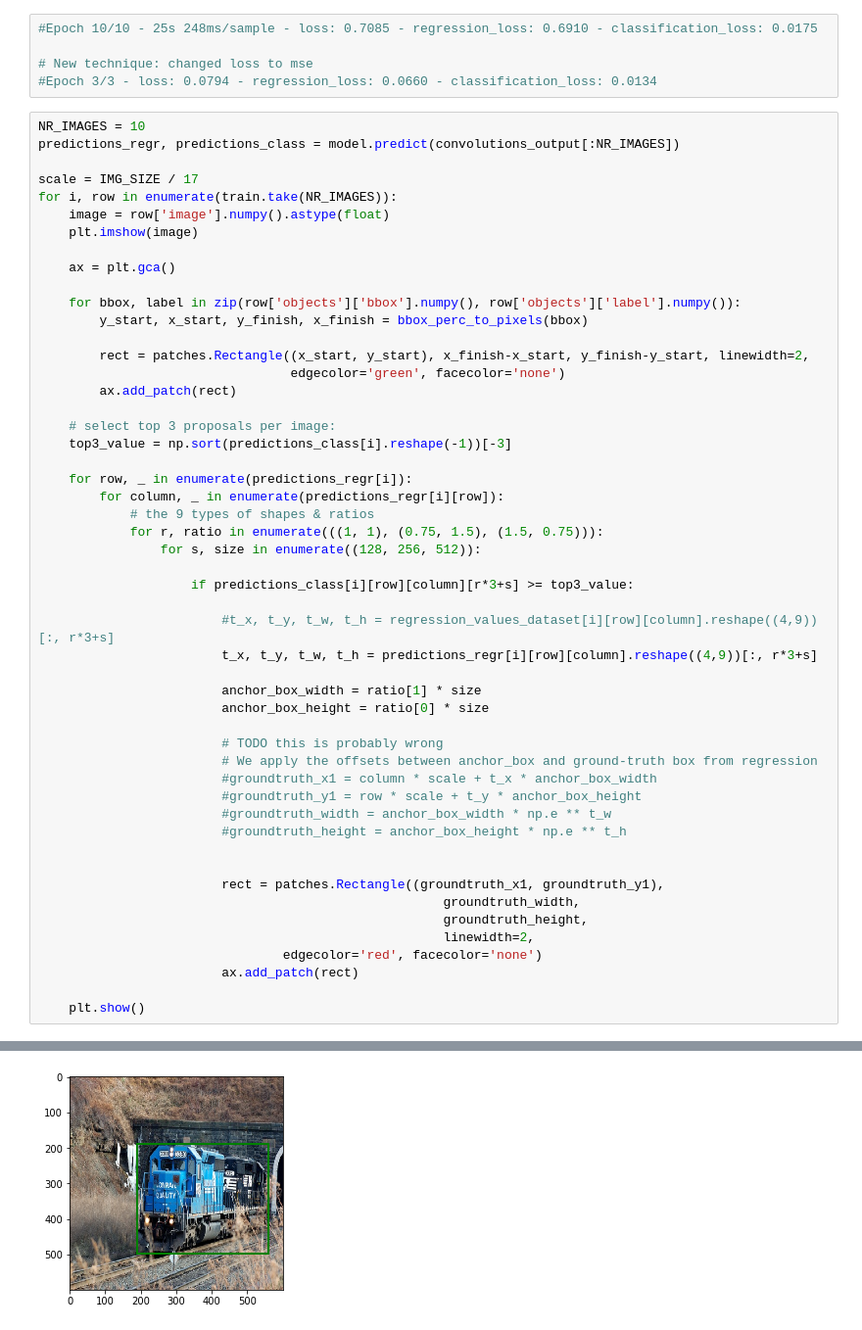
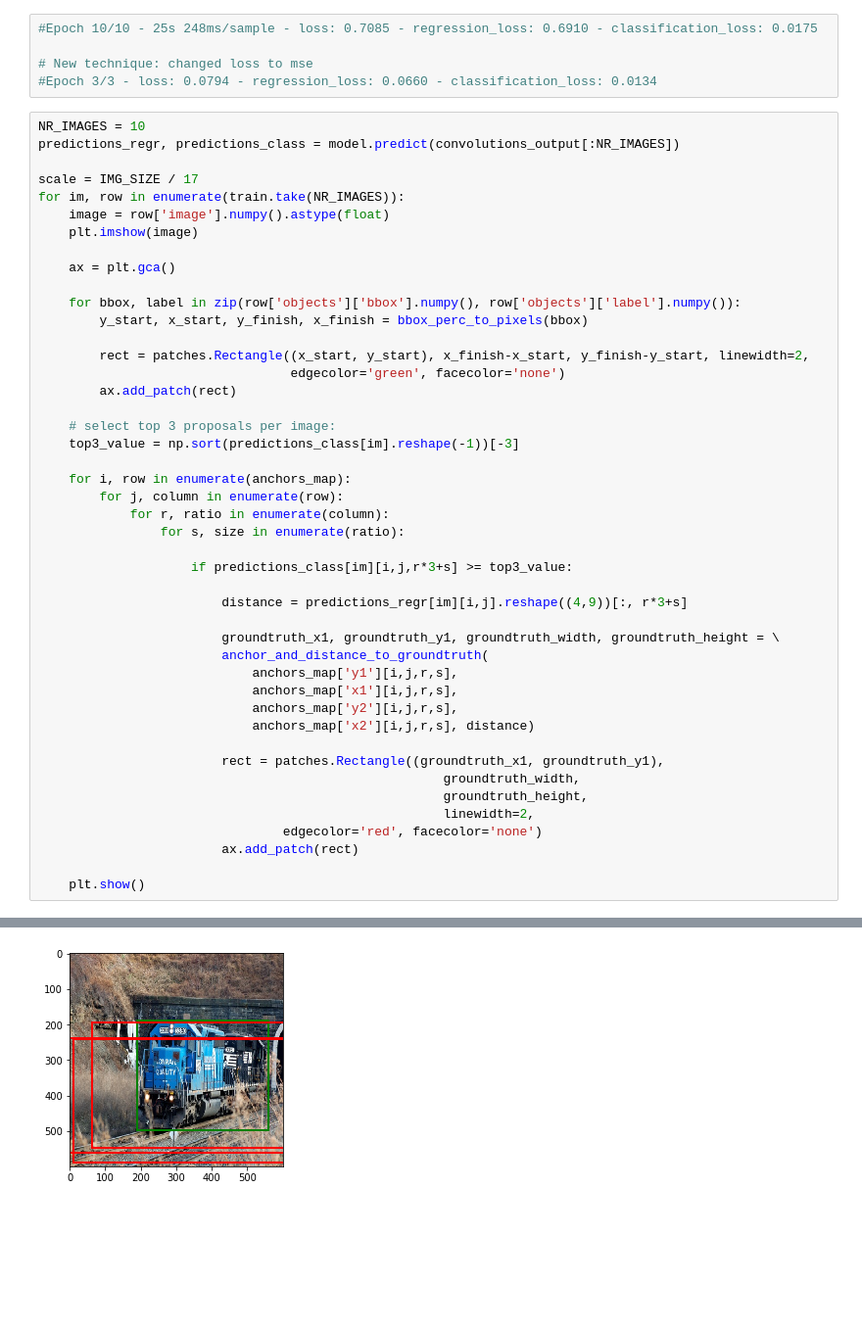
Before and after one commit to georgepachitariu/ml-practice, a Jupyter notebook: Object-detection/Faster R-CNN.ipynb, the cells around one changed output, grey strips where cells are left out. Shown at 98% size. Drawn from its saved outputs; the diff is of its cells as text; blank space fills up the shorter version.

Commit message:
train data is computed correctly, and we can see the first results

```diff
--- a/Object-detection/Faster R-CNN.ipynb
+++ b/Object-detection/Faster R-CNN.ipynb
@@ -223,7 +224,7 @@ NR_IMAGES = 10
 predictions_regr, predictions_class = model.predict(convolutions_output[:NR_IMAGES])
 
 scale = IMG_SIZE / 17
-for i, row in enumerate(train.take(NR_IMAGES)):
+for im, row in enumerate(train.take(NR_IMAGES)):
     image = row['image'].numpy().astype(float)
     plt.imshow(image)
 
@@ -237,29 +238,23 @@ for i, row in enumerate(train.take(NR_IMAGES)):
         ax.add_patch(rect)
 
     # select top 3 proposals per image:
-    top3_value = np.sort(predictions_class[i].reshape(-1))[-3]
+    top3_value = np.sort(predictions_class[im].reshape(-1))[-3]
 
-    for row, _ in enumerate(predictions_regr[i]):
-        for column, _ in enumerate(predictions_regr[i][row]):
-            # the 9 types of shapes & ratios
-            for r, ratio in enumerate(((1, 1), (0.75, 1.5), (1.5, 0.75))):
-                for s, size in enumerate((128, 256, 512)):
+    for i, row in enumerate(anchors_map):
+        for j, column in enumerate(row):
+            for r, ratio in enumerate(column):
+                for s, size in enumerate(ratio):
 
-                    if predictions_class[i][row][column][r*3+s] >= top3_value:
+                    if predictions_class[im][i,j,r*3+s] >= top3_value:
 
-                        #t_x, t_y, t_w, t_h = regression_values_dataset[i][row][column].reshape((4,9))[:, r*3+s]
-                        t_x, t_y, t_w, t_h = predictions_regr[i][row][column].reshape((4,9))[:, r*3+s]
+                        distance = predictions_regr[im][i,j].reshape((4,9))[:, r*3+s]
 
-                        anchor_box_width = ratio[1] * size
-                        anchor_box_height = ratio[0] * size
-
-                        # TODO this is probably wrong
-                        # We apply the offsets between anchor_box and ground-truth box from regression
-                        #groundtruth_x1 = column * scale + t_x * anchor_box_width
-                        #groundtruth_y1 = row * scale + t_y * anchor_box_height
-                        #groundtruth_width = anchor_box_width * np.e ** t_w
-                        #groundtruth_height = anchor_box_height * np.e ** t_h
-
+                        groundtruth_x1, groundtruth_y1, groundtruth_width, groundtruth_height = \
+                        anchor_and_distance_to_groundtruth(
+                            anchors_map['y1'][i,j,r,s],
+                            anchors_map['x1'][i,j,r,s],
+                            anchors_map['y2'][i,j,r,s],
+                            anchors_map['x2'][i,j,r,s], distance)
 
                         rect = patches.Rectangle((groundtruth_x1, groundtruth_y1),
                                                      groundtruth_width,
@@ -277 +272 @@ for i, row in enumerate(train.take(NR_IMAGES)):
-[figure, old version]
+[figure, new version]
```
Also changed, not shown: parts of 4 cells of this notebook.
